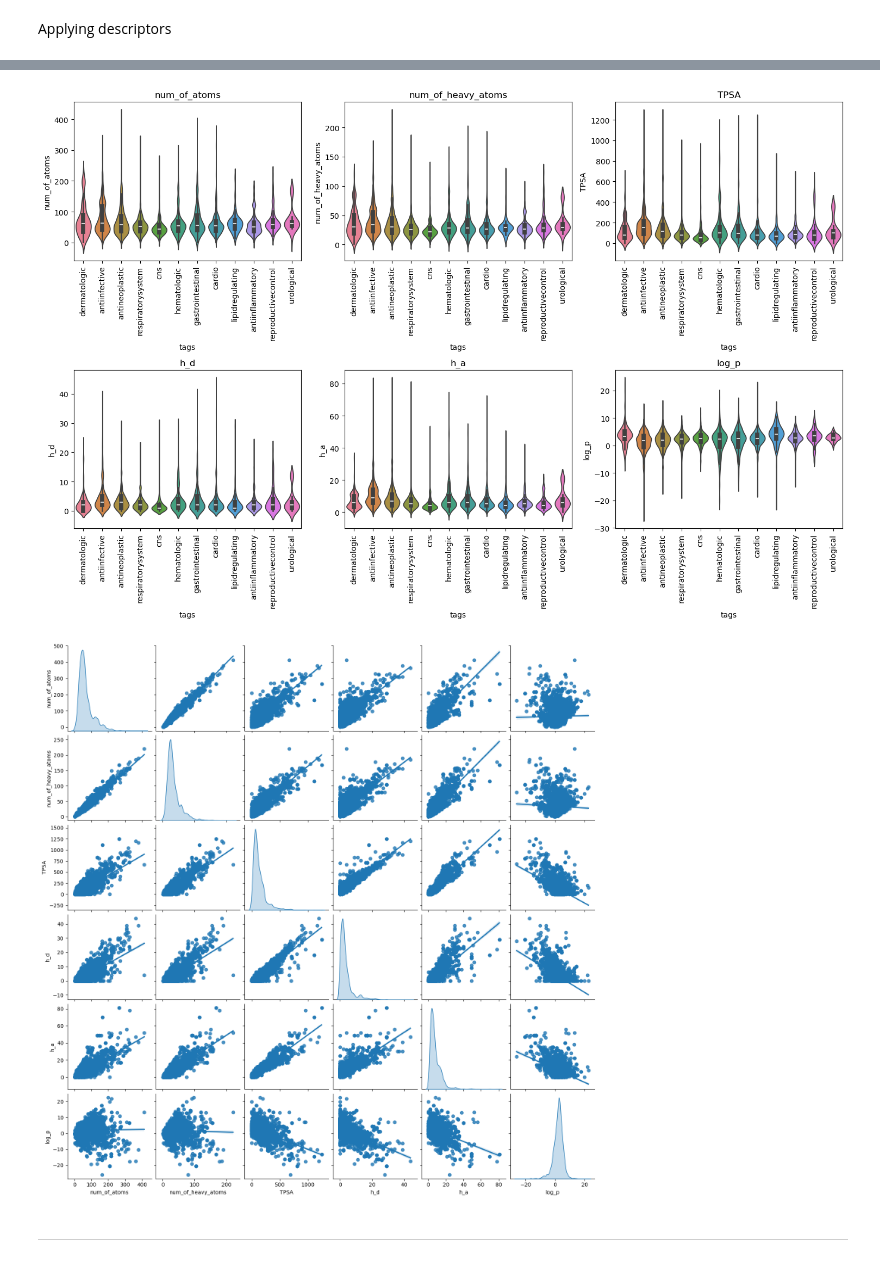
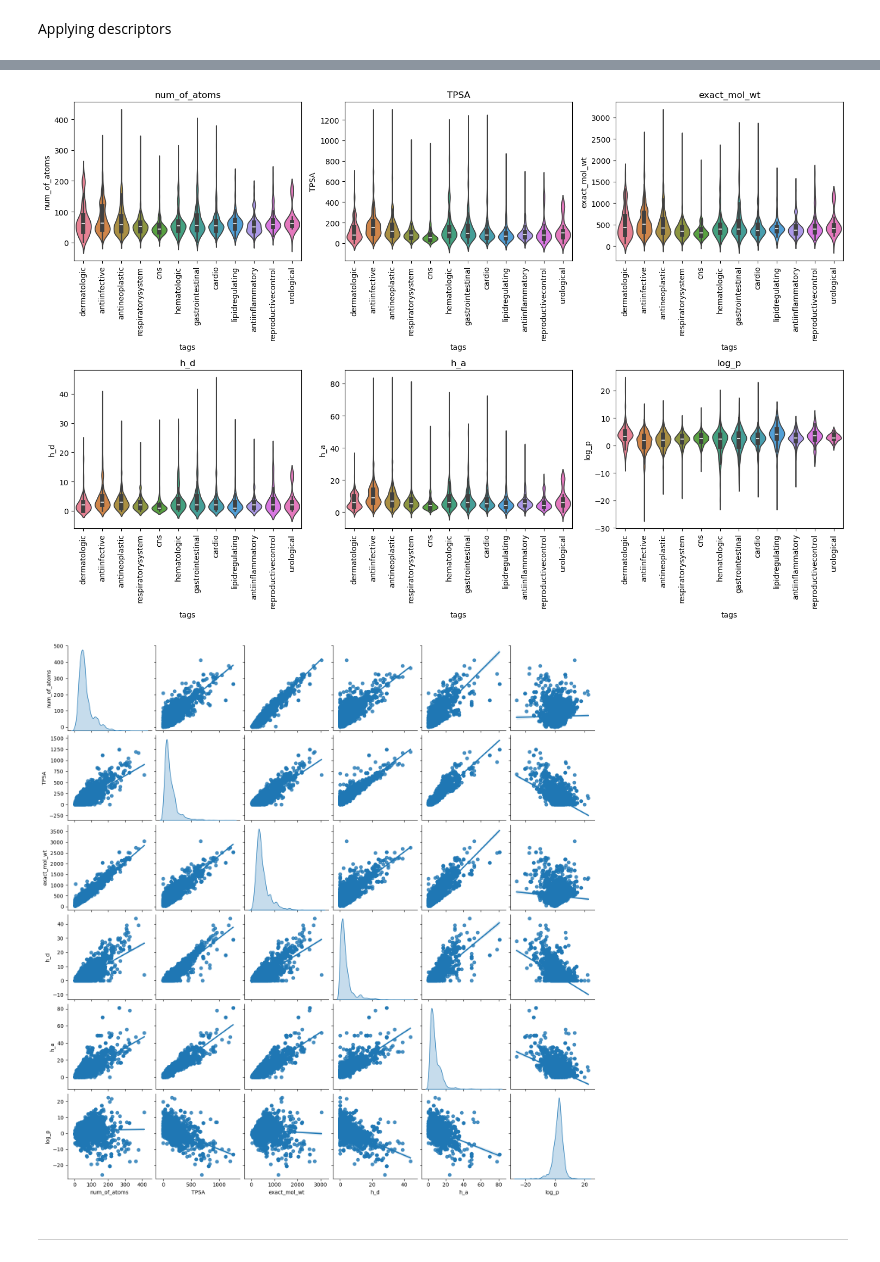
Before and after one commit to fkkarpinski/licencjat_git, a Jupyter notebook: all_chem_df_notebook.ipynb, the cells around one changed output, grey strips where cells are left out. Saved outputs shown, nothing was run; the diff lists cells and outputs as text; code cells hidden in the pictures.

```diff
--- a/all_chem_df_notebook.ipynb
+++ b/all_chem_df_notebook.ipynb
@@ -128,5 +133,5 @@ data.describe()
 # %%
-features = ["num_of_atoms", "num_of_heavy_atoms", "TPSA", "h_d", "h_a", "log_p"]
+features = ["num_of_atoms", "TPSA", "exact_mol_wt", "h_d", "h_a", "log_p"]
 plt.figure(figsize=(15, 10))
 for i, feature in enumerate(features, 1):
     plt.subplot(2, 3, i)
@@ -137,12 +142,12 @@ for i, feature in enumerate(features, 1):
 plt.tight_layout()
 plt.show()
 # %% [output]
-[figure, old version]
+[figure, new version]
 # %%
-sns.pairplot(data[["num_of_atoms", "num_of_heavy_atoms", "TPSA", "h_d", "h_a", "log_p"]], diag_kind="kde", kind="reg")
+sns.pairplot(data[["num_of_atoms", "TPSA", "exact_mol_wt", "h_d", "h_a", "log_p"]], diag_kind="kde", kind="reg")
 plt.show()
 # %% [output]
-[figure, old version]
+[figure, new version]
 # %% [markdown]
 ---
 # %% [markdown]
```
Also changed, not shown: parts of 6 cells of this notebook, 6 other files.
